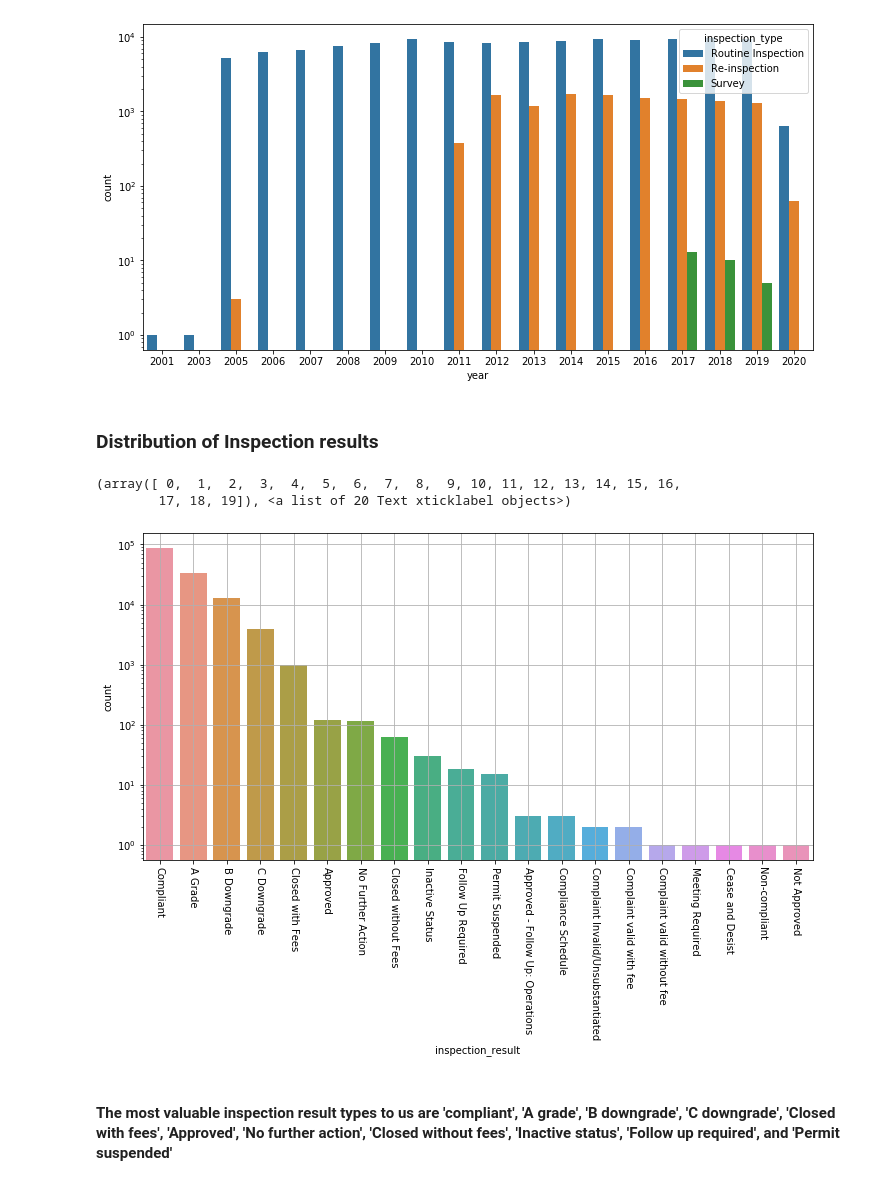
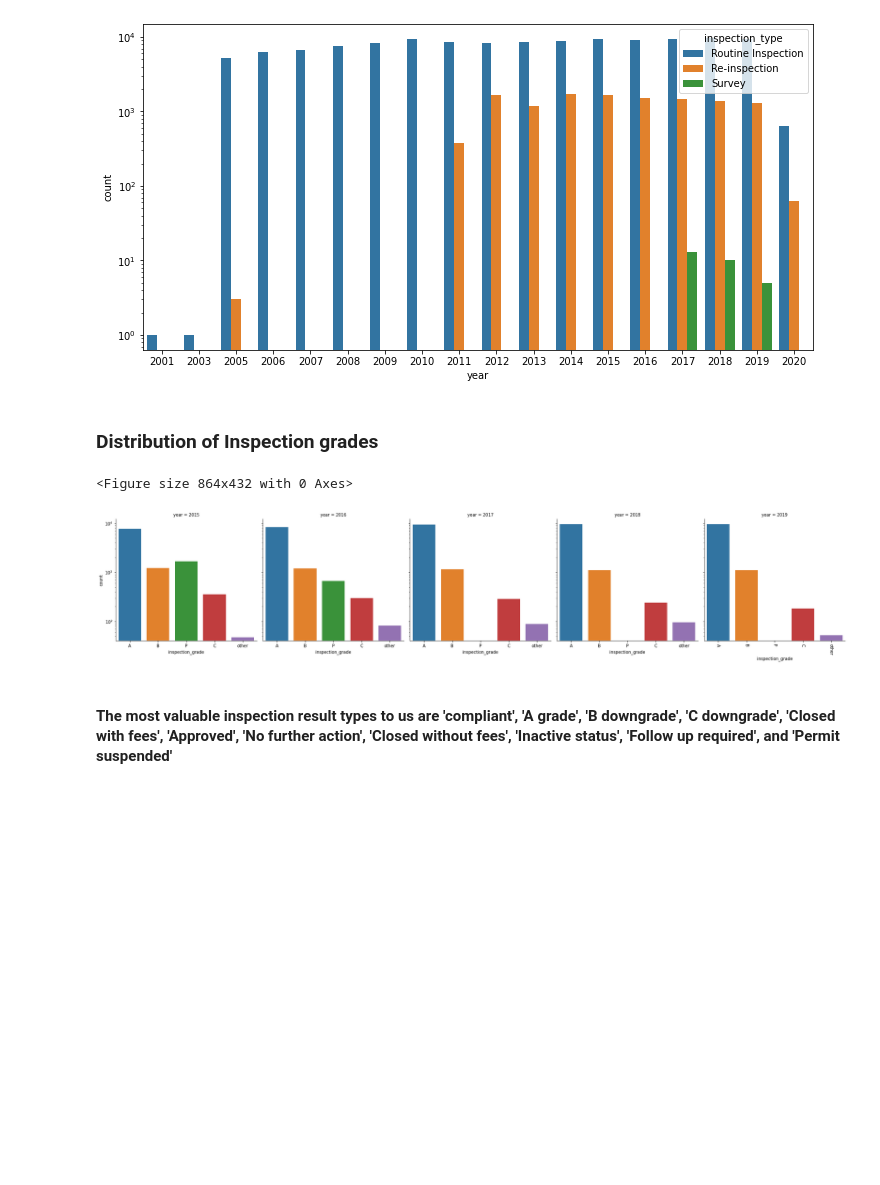
Before and after one commit to RishabPanyam96/Las_Vegas_Food_Inspection, a Jupyter notebook: code/Vizual.ipynb, the cells around one changed output. Cells and saved outputs as stored; diff of their text form; code cells hidden in the pictures; blank space fills up the shorter version.

```diff
--- a/code/Vizual.ipynb
+++ b/code/Vizual.ipynb
@@ -9,7 +9,7 @@ import seaborn as sns
 # %%
 review = pd.read_csv(r'C:/Users/abdul/Desktop/reviews_final.csv')
 # %%
-inspection = pd.read_csv(r"C:/Users/abdul/Desktop/inspections_final.csv")
+inspection = pd.read_csv(r"/content/drive/My Drive/DPA Project files/inspections_final.csv")
 # %%
 rev = review
 # %%
@@ -449,17 +448,21 @@ plt.yscale('log')
 # %% [output]
 [figure]
 # %% [markdown]
-### Distribution of Inspection results
+### Distribution of Inspection grades
+# %%
+inspection.loc[~inspection.inspection_grade.isin(['A','B','C','P']), 'inspection_grade'] = 'other'
+# %%
+sub = inspection[inspection.year.isin(['2015', '2016', '2017','2018','2019'])]
 # %%
 plt.figure(figsize=(12,6))
-sns.countplot(x='inspection_result', data=inspection, order=inspection.inspection_result.value_counts().index)
-plt.grid()
+sns.catplot(x='inspection_grade', data=sub, order=inspection.inspection_grade.value_counts().index, col='year', kind='count')
+# plt.grid()
 plt.yscale('log')
 plt.xticks(rotation=-90)
+plt.show()
 # %% [output]
-(array([ 0,  1,  2,  3,  4,  5,  6,  7,  8,  9, 10, 11, 12, 13, 14, 15, 16,
-        17, 18, 19]), <a list of 20 Text xticklabel objects>)
+<Figure size 864x432 with 0 Axes>
-[figure, old version]
+[figure, new version]
 # %%
 rev.date = pd.to_datetime(rev.date)
 # %% [markdown]
```
Also changed, not shown: parts of 9 cells of this notebook.
